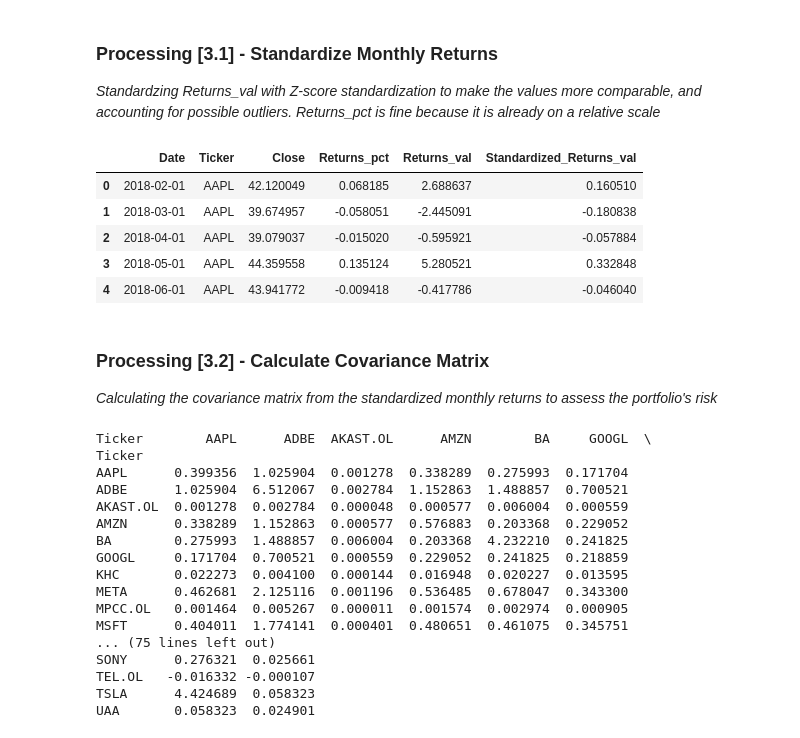
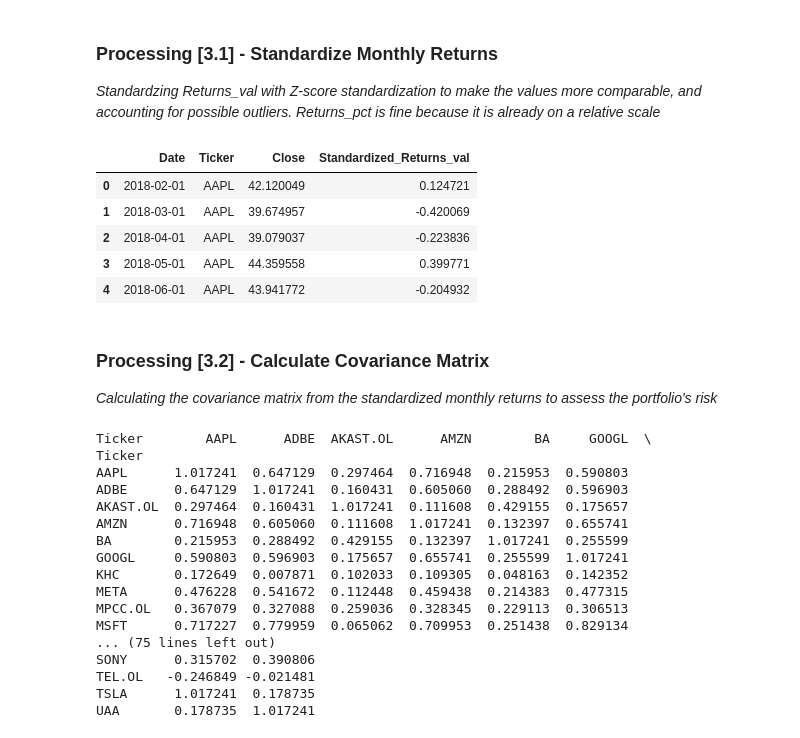
Before and after one commit to SeanMarcusJensen/ACIT4610_Portifolio_KMHS, a Jupyter notebook: problem_2/main.ipynb, the cells around one changed output. Saved outputs shown, nothing was run; the diff lists cells and outputs as text; code cells hidden in the pictures.

Commit message:
Added standardization to the monthly_returns method

```diff
--- a/problem_2/main.ipynb
+++ b/problem_2/main.ipynb
@@ -121,38 +120,37 @@ StockPlotter.stock_history(monthly_returns_df, title='Monthly Returns (2018-2022
 # %% [markdown]
 ### Processing [3.1] - Standardize Monthly Returns
 *Standardzing Returns_val with Z-score standardization to make the values more comparable, and accounting for possible outliers. Returns_pct is fine because it is already on a relative scale*
-# %%
-standardized_returns_df = monthly_returns_df
-standardized_returns_df['Standardized_Returns_val'] = StandardScaler().fit_transform(monthly_returns_df[['Returns_val']])
-standardized_returns_df.head()
-# %% [output]
-|  | Date | Ticker | Close | Returns_pct | Returns_val | Standardized_Returns_val |
-| 0 | 2018-02-01 | AAPL | 42.120049 | 0.068185 | 2.688637 | 0.160510 |
-| 1 | 2018-03-01 | AAPL | 39.674957 | -0.058051 | -2.445091 | -0.180838 |
-| 2 | 2018-04-01 | AAPL | 39.079037 | -0.015020 | -0.595921 | -0.057884 |
-| 3 | 2018-05-01 | AAPL | 44.359558 | 0.135124 | 5.280521 | 0.332848 |
-| 4 | 2018-06-01 | AAPL | 43.941772 | -0.009418 | -0.417786 | -0.046040 |
+# %%
+standard_monthly_returns_df = StockCalculator.monthly_returns(ticker_data, True)
+standard_monthly_returns_df.head()
+# %% [output]
+|  | Date | Ticker | Close | Standardized_Returns_val |
+| 0 | 2018-02-01 | AAPL | 42.120049 | 0.124721 |
+| 1 | 2018-03-01 | AAPL | 39.674957 | -0.420069 |
+| 2 | 2018-04-01 | AAPL | 39.079037 | -0.223836 |
+| 3 | 2018-05-01 | AAPL | 44.359558 | 0.399771 |
+| 4 | 2018-06-01 | AAPL | 43.941772 | -0.204932 |
 # %% [markdown]
 ### Processing [3.2] - Calculate Covariance Matrix
 *Calculating the covariance matrix from the standardized monthly returns to assess the portfolio's risk*
 # %%
-covariance_matrix_df = StockCalculator.covariance_matrix(standardized_returns_df, column='Standardized_Returns_val')
+covariance_matrix_df = StockCalculator.covariance_matrix(standard_monthly_returns_df, column='Standardized_Returns_val')
 print(covariance_matrix_df)
 # %% [output]
 Ticker        AAPL      ADBE  AKAST.OL      AMZN        BA     GOOGL  \
 Ticker
-AAPL      0.399356  1.025904  0.001278  0.338289  0.275993  0.171704
-ADBE      1.025904  6.512067  0.002784  1.152863  1.488857  0.700521
-AKAST.OL  0.001278  0.002784  0.000048  0.000577  0.006004  0.000559
-AMZN      0.338289  1.152863  0.000577  0.576883  0.203368  0.229052
-BA        0.275993  1.488857  0.006004  0.203368  4.232210  0.241825
-GOOGL     0.171704  0.700521  0.000559  0.229052  0.241825  0.218859
-KHC       0.022273  0.004100  0.000144  0.016948  0.020227  0.013595
-META      0.462681  2.125116  0.001196  0.536485  0.678047  0.343300
-MPCC.OL   0.001464  0.005267  0.000011  0.001574  0.002974  0.000905
-MSFT      0.404011  1.774141  0.000401  0.480651  0.461075  0.345751
+AAPL      1.017241  0.647129  0.297464  0.716948  0.215953  0.590803
+ADBE      0.647129  1.017241  0.160431  0.605060  0.288492  0.596903
+AKAST.OL  0.297464  0.160431  1.017241  0.111608  0.429155  0.175657
+AMZN      0.716948  0.605060  0.111608  1.017241  0.132397  0.655741
+BA        0.215953  0.288492  0.429155  0.132397  1.017241  0.255599
+GOOGL     0.590803  0.596903  0.175657  0.655741  0.255599  1.017241
+KHC       0.172649  0.007871  0.102033  0.109305  0.048163  0.142352
+META      0.476228  0.541672  0.112448  0.459438  0.214383  0.477315
+MPCC.OL   0.367079  0.327088  0.259036  0.328345  0.229113  0.306513
+MSFT      0.717227  0.779959  0.065062  0.709953  0.251438  0.829134
 ... (75 lines left out)
-SONY      0.276321  0.025661
-TEL.OL   -0.016332 -0.000107
-TSLA      4.424689  0.058323
-UAA       0.058323  0.024901
+SONY      0.315702  0.390806
+TEL.OL   -0.246849 -0.021481
+TSLA      1.017241  0.178735
+UAA       0.178735  1.017241
```
Also changed, not shown: parts of 1 cell of this notebook, 1 other file.
